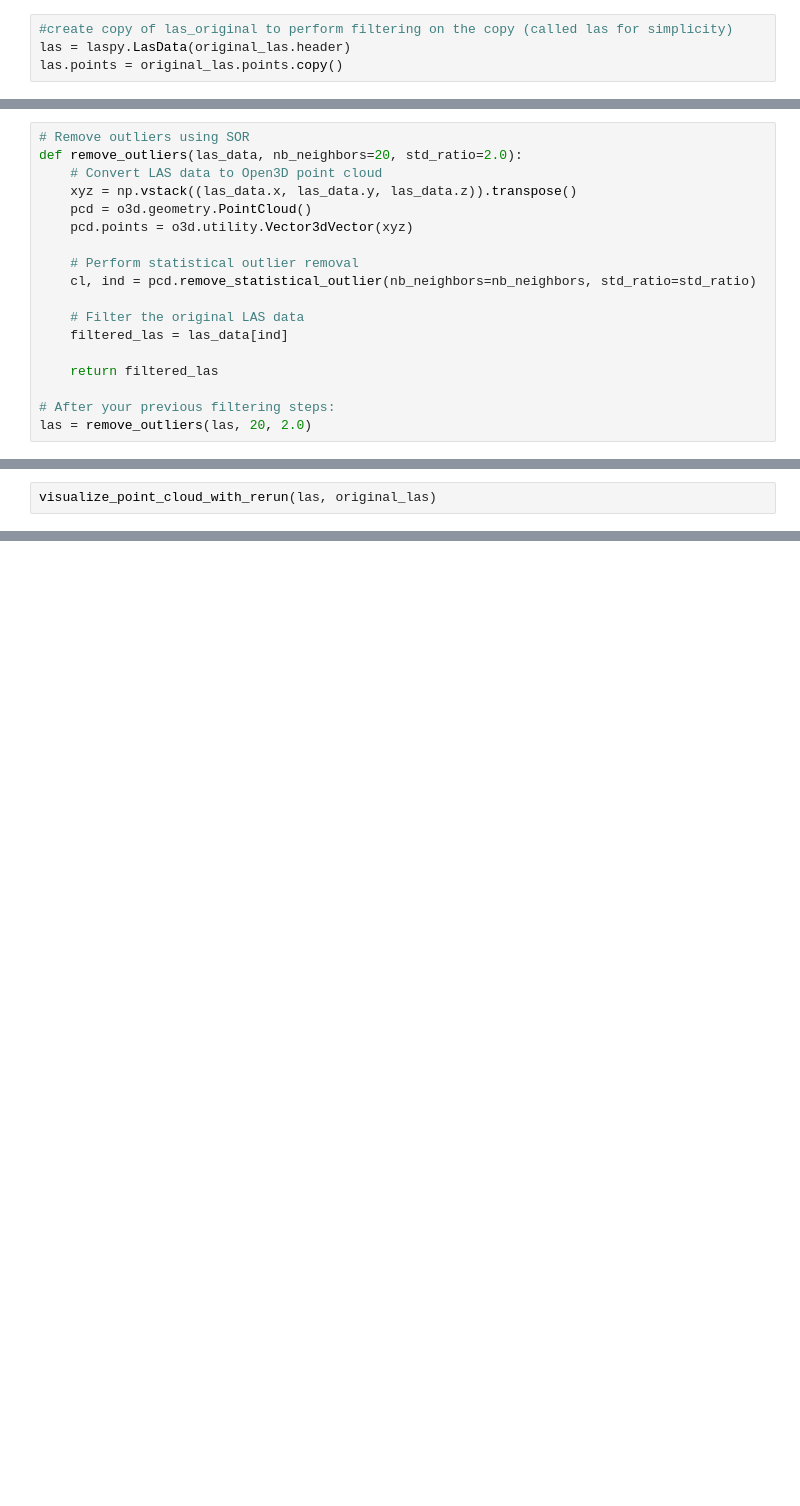
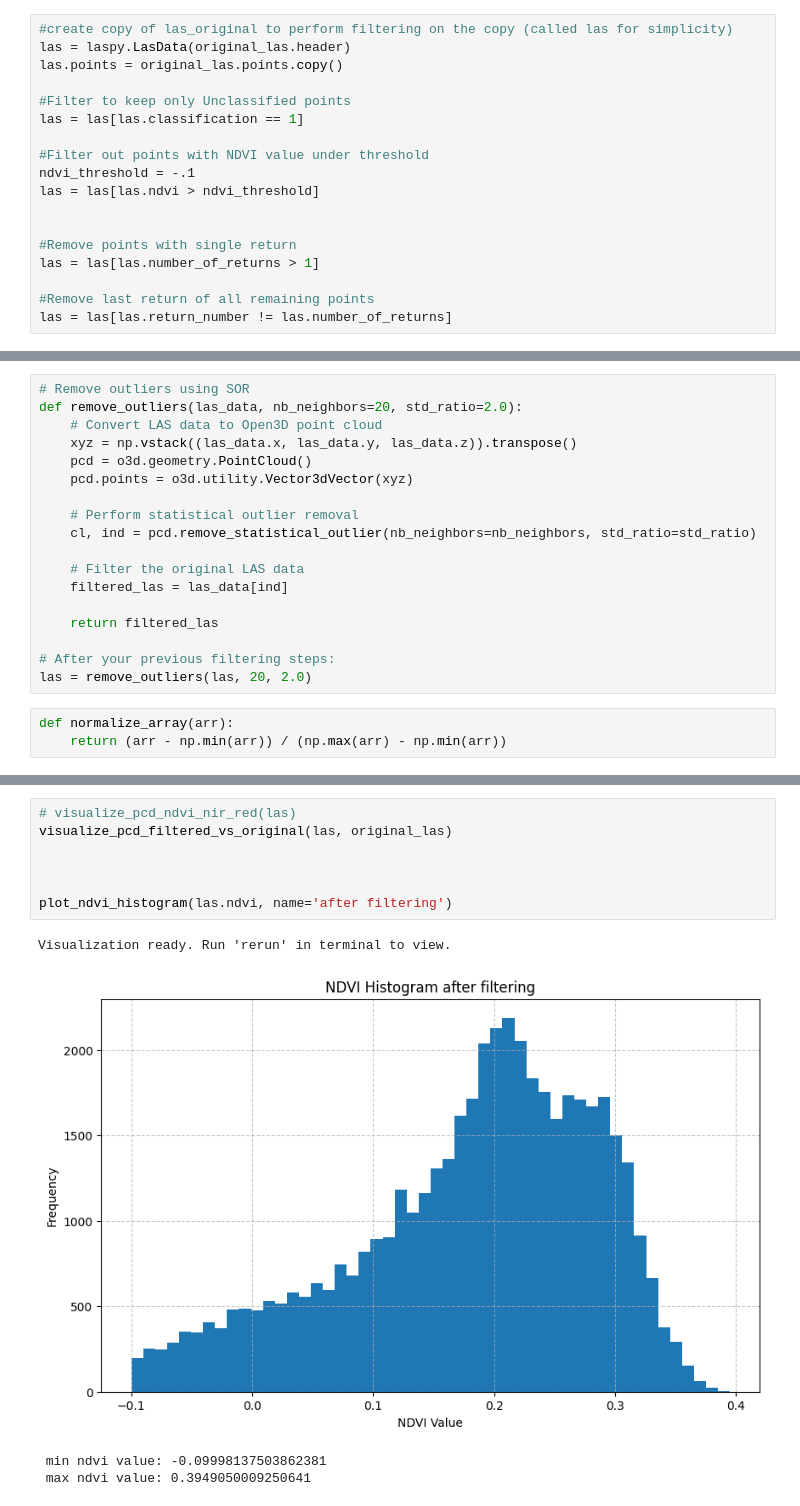
Before and after one commit to NoahAlting/MSc_thesis, a Jupyter notebook: code/fresh.ipynb, the cells around one changed output, grey strips where cells are left out. Cells and saved outputs as stored; diff of their text form; blank space fills up the shorter version.

```diff
--- a/code/fresh.ipynb
+++ b/code/fresh.ipynb
@@ -145,3 +144,17 @@ Class      Meaning                            Points
 #create copy of las_original to perform filtering on the copy (called las for simplicity)
 las = laspy.LasData(original_las.header)
 las.points = original_las.points.copy()
+
+#Filter to keep only Unclassified points
+las = las[las.classification == 1]
+
+#Filter out points with NDVI value under threshold
+ndvi_threshold = -.1
+las = las[las.ndvi > ndvi_threshold]
+
+
+#Remove points with single return
+las = las[las.number_of_returns > 1]
+
+#Remove last return of all remaining points
+las = las[las.return_number != las.number_of_returns]
@@ -176,4 +176,7 @@ def remove_outliers(las_data, nb_neighbors=20, std_ratio=2.0):
 
 # After your previous filtering steps:
 las = remove_outliers(las, 20, 2.0)
+# %%
+def normalize_array(arr):
+    return (arr - np.min(arr)) / (np.max(arr) - np.min(arr))
 # %%
@@ -299,2 +214,0 @@ def visualize_point_cloud_with_rerun(las_data, las_original=None):
-# %%
-visualize_point_cloud_with_rerun(las, original_las)
@@ -300,0 +260,12 @@ visualize_point_cloud_with_rerun(las, original_las)
+# %%
+# visualize_pcd_ndvi_nir_red(las)
+visualize_pcd_filtered_vs_original(las, original_las)
+
+
+
+plot_ndvi_histogram(las.ndvi, name='after filtering')
+# %% [output]
+Visualization ready. Run 'rerun' in terminal to view.
+[figure, added]
+ min ndvi value: -0.09998137503862381
+ max ndvi value: 0.3949050009250641
```
Also changed, not shown: parts of 9 cells of this notebook.
